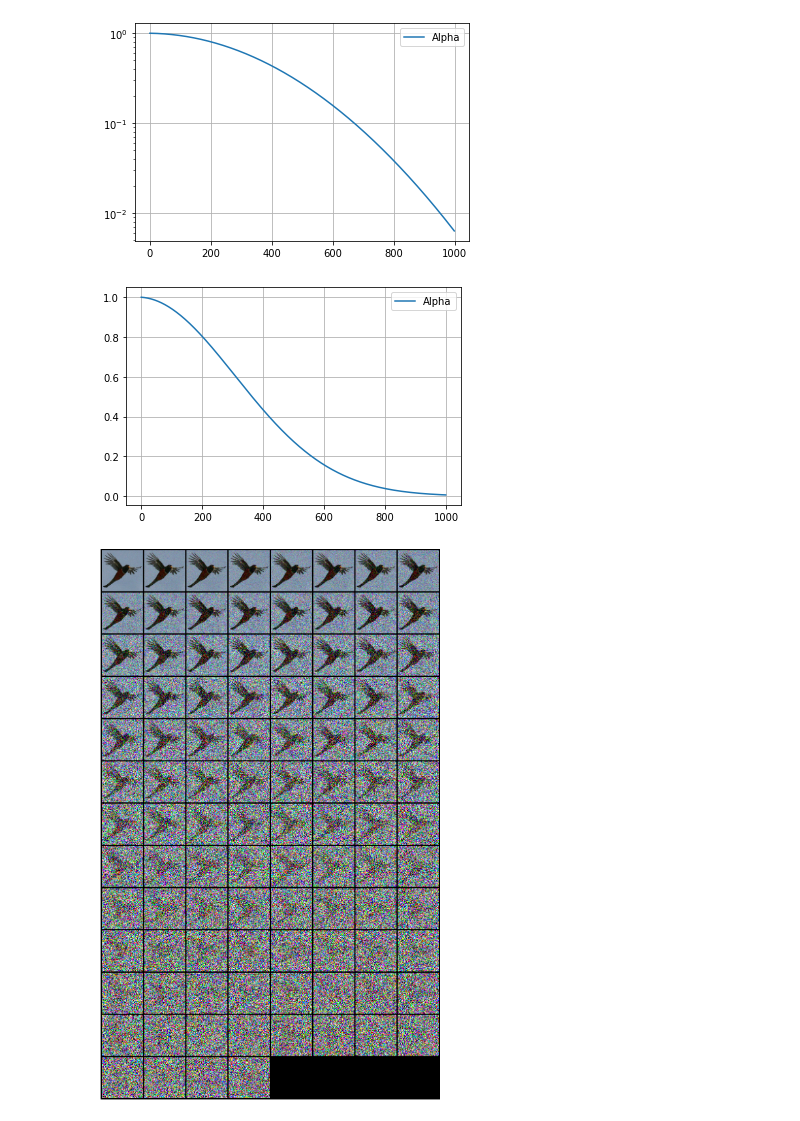
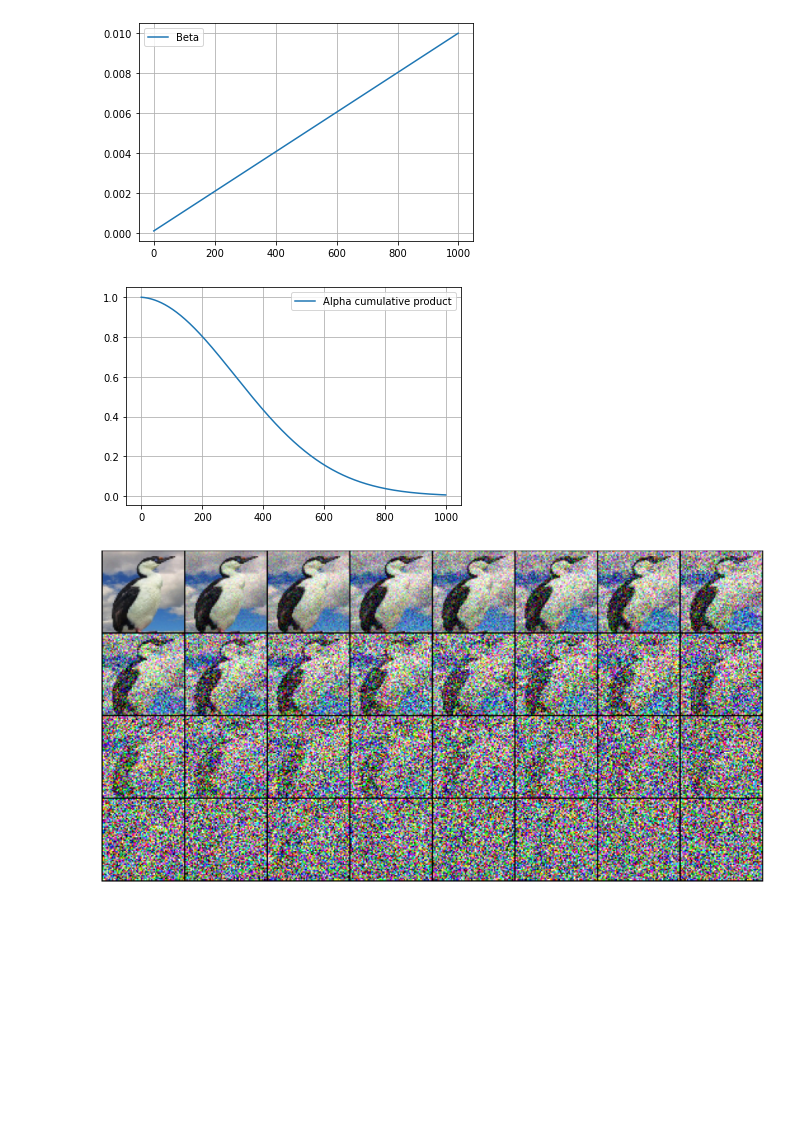
Before and after one commit to jags111/noisy, a Jupyter notebook: notebooks/Viz.ipynb, the cells around one changed output. Saved outputs shown, nothing was run; the diff lists cells and outputs as text; code cells hidden in the pictures; blank space fills up the shorter version.

```diff
--- a/notebooks/Viz.ipynb
+++ b/notebooks/Viz.ipynb
@@ -28,24 +28,24 @@ plt.show()
 # %%
 beta_sched = noisy.diffusion.get_beta_sched(cfg)
-alpha_sched = noisy.diffusion.get_alpha_cumprod_sched(beta_sched)
+alpha_cp_sched = noisy.diffusion.get_alpha_cumprod_sched(beta_sched)
 
-plt.plot(alpha_sched, label='Alpha')
-plt.yscale('log')
+plt.plot(beta_sched, label='Beta')
 plt.legend()
 plt.grid()
 plt.show()
 
-plt.plot(alpha_sched, label='Alpha')
+plt.plot(alpha_cp_sched, label='Alpha cumulative product')
 plt.legend()
 plt.grid()
 plt.show()
 # %% [output]
-[figure, old version]
+[figure, new version]
-[figure, old version]
+[figure, new version]
 # %%
-diff = [noisy.training.forward_diffuse(imgs, t, alpha_sched) for t in torch.arange(0, 1000, step=10)]
+diff = [noisy.training.forward_diffuse(imgs, t, alpha_sched)
+        for t in torch.arange(0, 1000, step=32)]
 diff = torch.cat(diff, dim=0)
 noisy.utils.show(diff * 0.5 + 0.5)
 plt.show()
 # %% [output]
-[figure, old version]
+[figure, new version]
```
Also changed, not shown: parts of 2 cells of this notebook, 4 other files.
